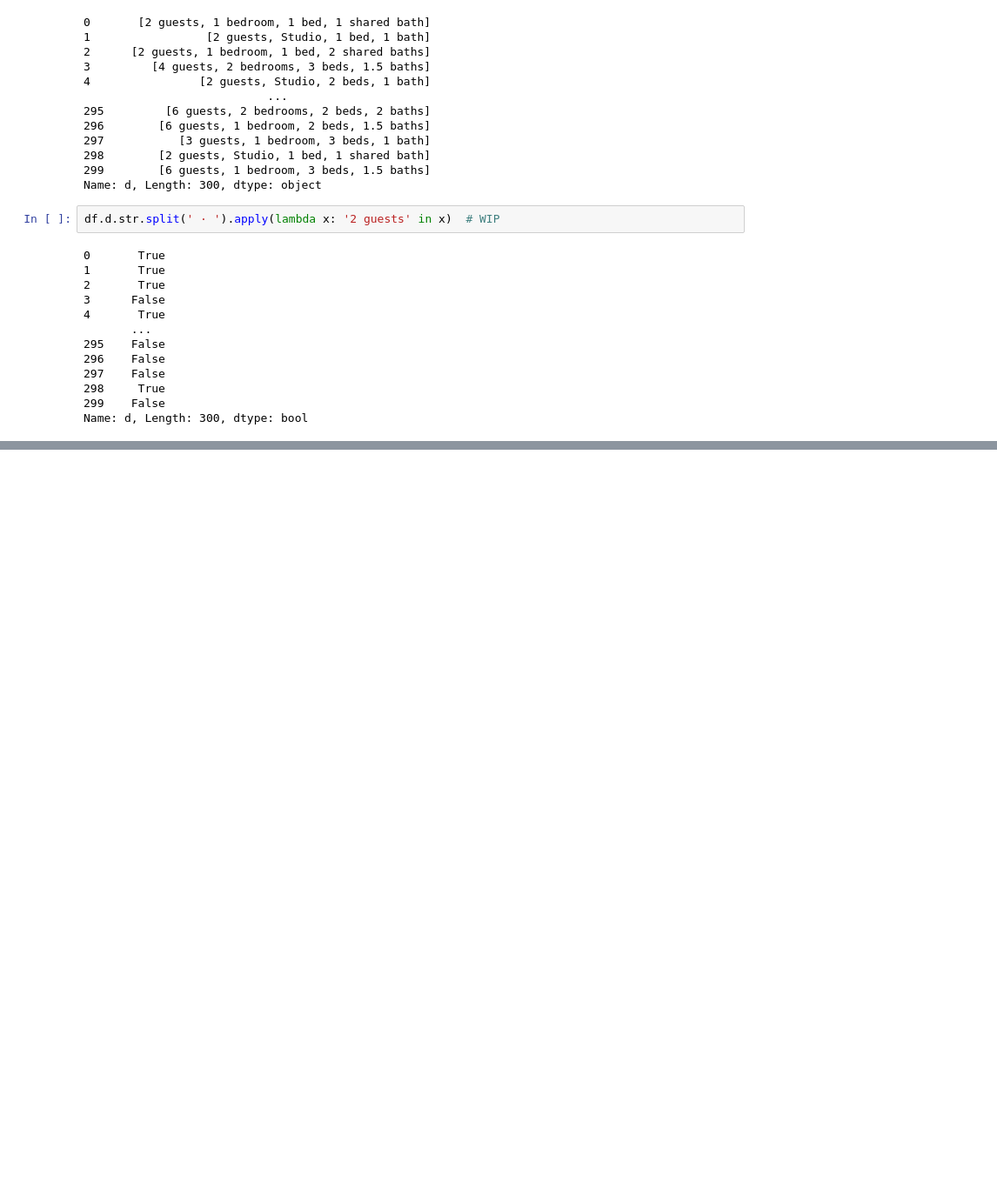
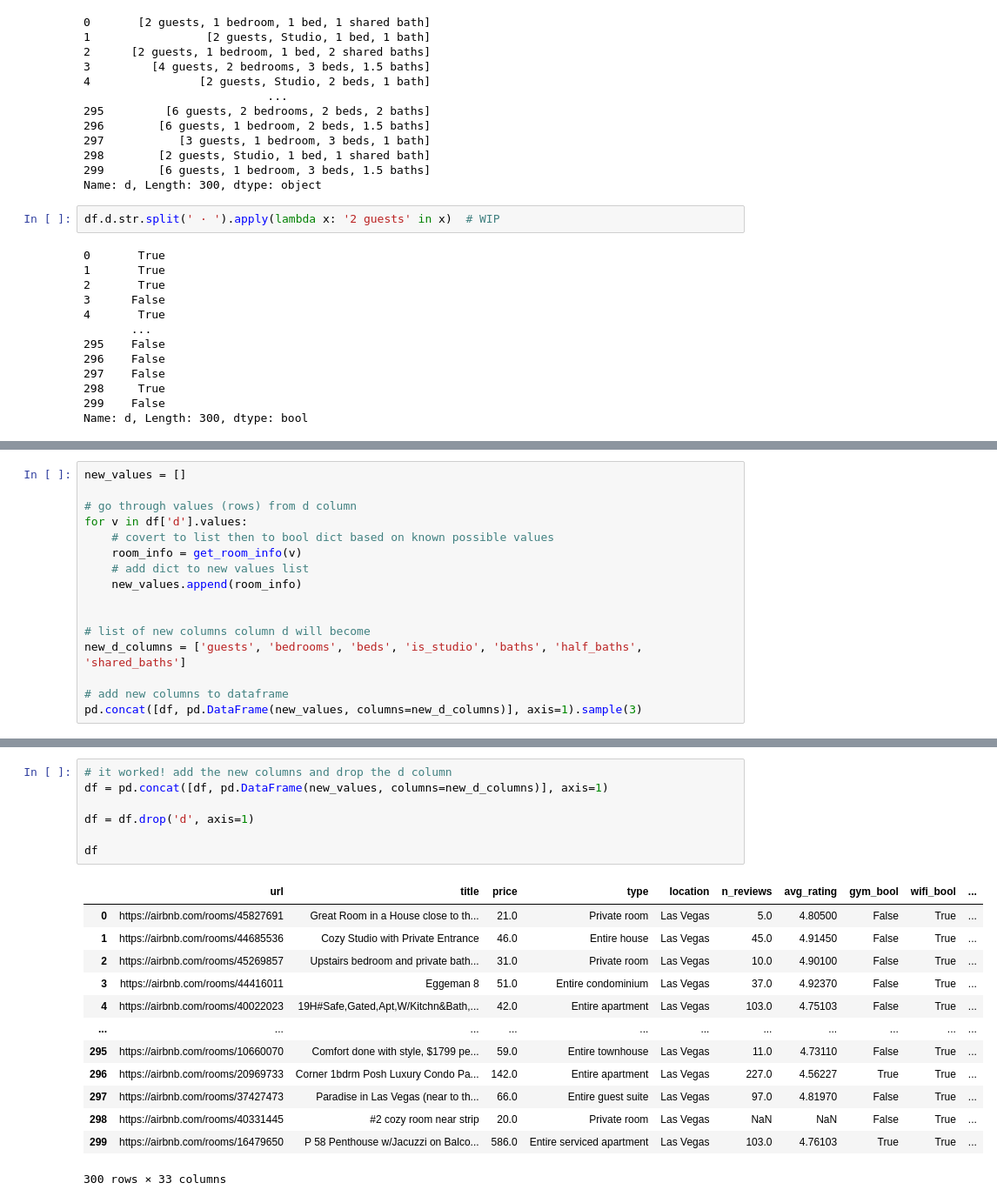
Before and after one commit to gumdropsteve/intro_to_python, a Jupyter notebook: day_08/01_expanding_data_with_pandas.ipynb, the cells around one changed output, grey strips where cells are left out. Shown: that part at 87% size. Saved outputs shown, nothing was run; the diff lists cells and outputs as text; blank space fills up the shorter version.

Commit message:
Complete | 8 -> 33 columns

```diff
--- a/day_08/01_expanding_data_with_pandas.ipynb
+++ b/day_08/01_expanding_data_with_pandas.ipynb
@@ -737,0 +857,16 @@ Name: d, Length: 300, dtype: bool
+# %%
+new_values = []
+
+# go through values (rows) from d column
+for v in df['d'].values:
+    # covert to list then to bool dict based on known possible values
+    room_info = get_room_info(v)
+    # add dict to new values list
+    new_values.append(room_info)
+
+
+# list of new columns column d will become
+new_d_columns = ['guests', 'bedrooms', 'beds', 'is_studio', 'baths', 'half_baths', 'shared_baths']
+
+# add new columns to dataframe
+pd.concat([df, pd.DataFrame(new_values, columns=new_d_columns)], axis=1).sample(3)
@@ -737,0 +878,21 @@ Name: d, Length: 300, dtype: bool
+# %%
+# it worked! add the new columns and drop the d column
+df = pd.concat([df, pd.DataFrame(new_values, columns=new_d_columns)], axis=1)
+
+df = df.drop('d', axis=1)
+
+df
+# %% [output]
+|  | url | title | price | type | location | n_reviews | avg_rating | gym_bool | wifi_bool | ... |
+| 0 | https://airbnb.com/rooms/45827691 | Great Room in a House close to th... | 21.0 | Private room | Las Vegas | 5.0 | 4.80500 | False | True | ... |
+| 1 | https://airbnb.com/rooms/44685536 | Cozy Studio with Private Entrance | 46.0 | Entire house | Las Vegas | 45.0 | 4.91450 | False | True | ... |
+| 2 | https://airbnb.com/rooms/45269857 | Upstairs bedroom and private bath... | 31.0 | Private room | Las Vegas | 10.0 | 4.90100 | False | True | ... |
+| 3 | https://airbnb.com/rooms/44416011 | Eggeman 8 | 51.0 | Entire condominium | Las Vegas | 37.0 | 4.92370 | False | True | ... |
+| 4 | https://airbnb.com/rooms/40022023 | 19H#Safe,Gated,Apt,W/Kitchn&Bath,... | 42.0 | Entire apartment | Las Vegas | 103.0 | 4.75103 | False | True | ... |
+| ... | ... | ... | ... | ... | ... | ... | ... | ... | ... | ... |
+| 295 | https://airbnb.com/rooms/10660070 | Comfort done with style, $1799 pe... | 59.0 | Entire townhouse | Las Vegas | 11.0 | 4.73110 | False | True | ... |
+| 296 | https://airbnb.com/rooms/20969733 | Corner 1bdrm Posh Luxury Condo Pa... | 142.0 | Entire apartment | Las Vegas | 227.0 | 4.56227 | True | True | ... |
+| 297 | https://airbnb.com/rooms/37427473 | Paradise in Las Vegas (near to th... | 66.0 | Entire guest suite | Las Vegas | 97.0 | 4.81970 | False | True | ... |
+| 298 | https://airbnb.com/rooms/40331445 | #2 cozy room near strip | 20.0 | Private room | Las Vegas | NaN | NaN | False | True | ... |
+| 299 | https://airbnb.com/rooms/16479650 | P 58 Penthouse w/Jacuzzi on Balco... | 586.0 | Entire serviced apartment | Las Vegas | 103.0 | 4.76103 | True | True | ... |
+300 rows × 33 columns
```
Also changed, not shown: parts of 19 cells of this notebook.
